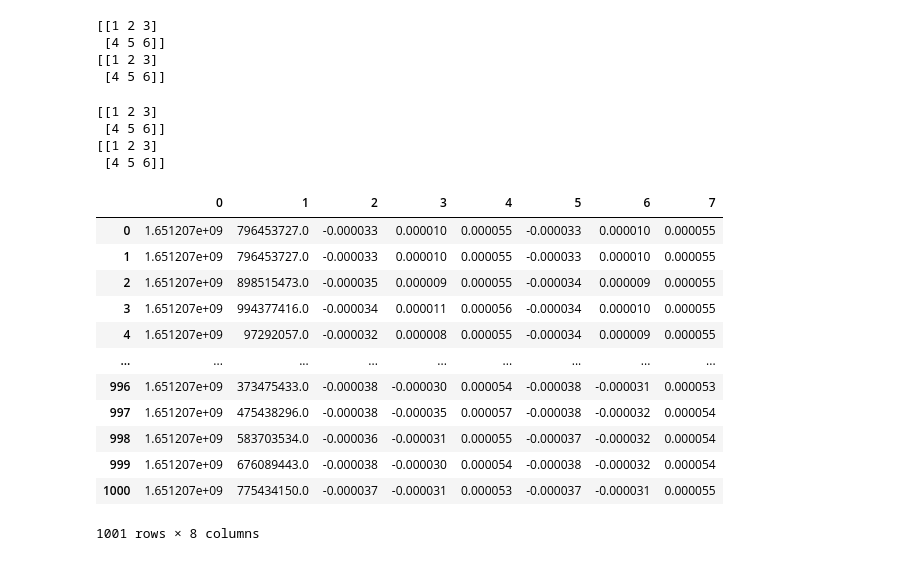
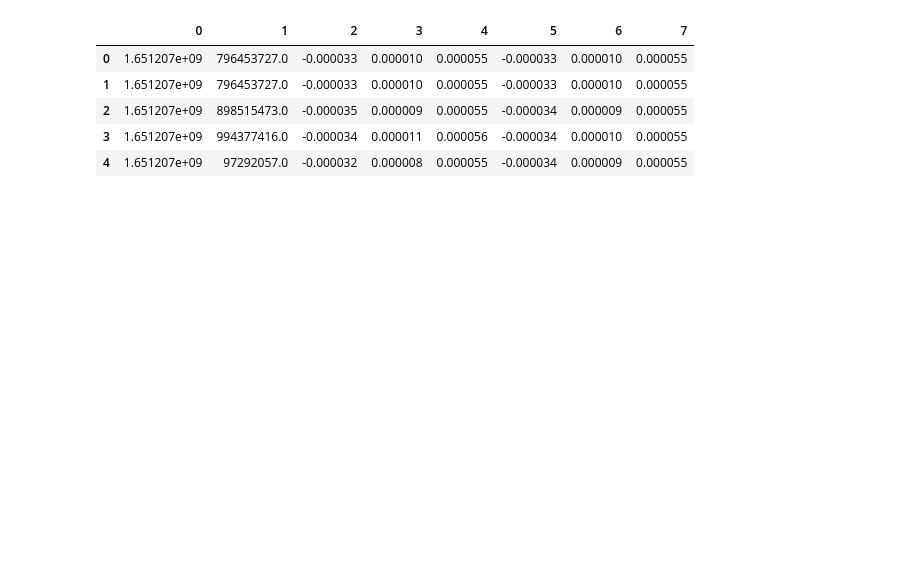
Before and after one commit to winterbloooom/tricat221, a Jupyter notebook: etc/test_results/filter_test.ipynb, the cells around one changed output. Cells and saved outputs as stored; diff of their text form; code cells hidden in the pictures; blank space fills up the shorter version.

```diff
--- a/etc/test_results/filter_test.ipynb
+++ b/etc/test_results/filter_test.ipynb
@@ -6,56 +1,19 @@ def temp(input):
-# %%
-import numpy as np
-
-x = [[1, 2, 3], [4, 5, 6]]
-
-result = np.asarray(x)
-print(result)
-
-result.transpose
-print(result)
-# %% [output]
-[[1 2 3]
- [4 5 6]]
-[[1 2 3]
- [4 5 6]]
-# %%
-import numpy as np
-
-x = [[1, 2, 3], [4, 5, 6]]
-
-result = np.asarray(x)
-print(result)
-np.transpose(result)
-print(result)
-np.savetxt("temp.csv", result, delimiter=",")
-# %% [output]
-[[1 2 3]
- [4 5 6]]
-[[1 2 3]
- [4 5 6]]
 # %%
 import matplotlib.pyplot as plt
 import pandas as pd
 import numpy as np
 # %%
-file_name = "/home/lumos/tricat/src/tricat221/src/2022-05-14_22-46-59.csv"
+file_name = "/home/lumos/tricat/src/tricat221/etc/test_results/2022-05-14_22-46-59.csv"
 df = pd.read_csv(file_name, header=None)
 # %%
-df
+df.head()
 # %% [output]
 |  | 0 | 1 | 2 | 3 | 4 | 5 | 6 | 7 |
 | 0 | 1.651207e+09 | 796453727.0 | -0.000033 | 0.000010 | 0.000055 | -0.000033 | 0.000010 | 0.000055 |
 | 1 | 1.651207e+09 | 796453727.0 | -0.000033 | 0.000010 | 0.000055 | -0.000033 | 0.000010 | 0.000055 |
 | 2 | 1.651207e+09 | 898515473.0 | -0.000035 | 0.000009 | 0.000055 | -0.000034 | 0.000009 | 0.000055 |
 | 3 | 1.651207e+09 | 994377416.0 | -0.000034 | 0.000011 | 0.000056 | -0.000034 | 0.000010 | 0.000055 |
 | 4 | 1.651207e+09 | 97292057.0 | -0.000032 | 0.000008 | 0.000055 | -0.000034 | 0.000009 | 0.000055 |
-| ... | ... | ... | ... | ... | ... | ... | ... | ... |
-| 996 | 1.651207e+09 | 373475433.0 | -0.000038 | -0.000030 | 0.000054 | -0.000038 | -0.000031 | 0.000053 |
-| 997 | 1.651207e+09 | 475438296.0 | -0.000038 | -0.000035 | 0.000057 | -0.000038 | -0.000032 | 0.000054 |
-| 998 | 1.651207e+09 | 583703534.0 | -0.000036 | -0.000031 | 0.000055 | -0.000037 | -0.000032 | 0.000054 |
-| 999 | 1.651207e+09 | 676089443.0 | -0.000038 | -0.000030 | 0.000054 | -0.000038 | -0.000032 | 0.000054 |
-| 1000 | 1.651207e+09 | 775434150.0 | -0.000037 | -0.000031 | 0.000053 | -0.000037 | -0.000031 | 0.000055 |
-1001 rows × 8 columns
 # %%
 raw_x = df.iloc[:, 2]
 f_x = df.iloc[:, 5]
```
Also changed, not shown: parts of 2 cells of this notebook, 5 other files.
